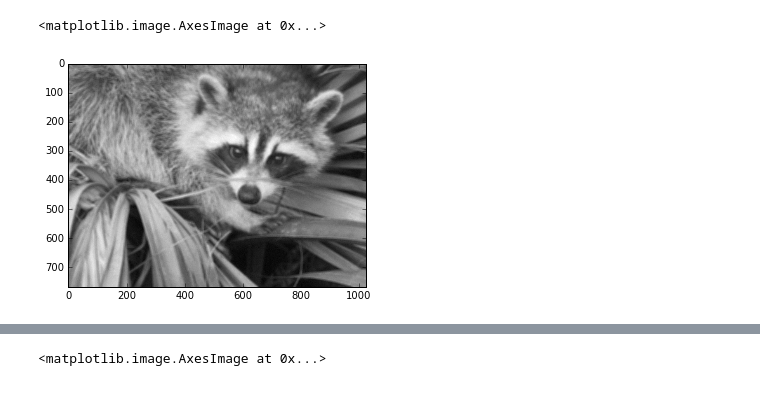
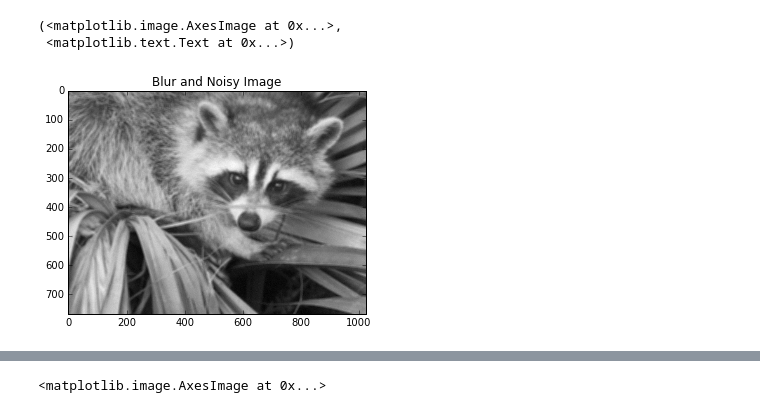
Before and after one commit to ygu2009/ImageProcessing, a Jupyter notebook: ImageRestoration.ipynb, the cells around one changed output, grey strips where cells are left out. Saved outputs shown, nothing was run; the diff lists cells and outputs as text; code cells hidden in the pictures.

```diff
--- a/ImageRestoration.ipynb
+++ b/ImageRestoration.ipynb
@@ -13,13 +27,16 @@ the image size is 768 1024
 # %%
+# Blur the ref image and add Gaussian noise to the image
 from scipy import signal
 import numpy as np
 ref = np.array(ref)
+M,N=ref.shape
 K=np.ones([9,9]) # average kernel
 K=K/K.sum()
 B = signal.convolve2d(ref, K, mode='same', boundary='symm') # blurred face
 sigma=3
 Bn = B+np.random.randn(M,N)*sigma # add Gaussian noise
-plt.imshow(Bn, cmap=plt.cm.gray)
+plt.imshow(Bn, cmap=plt.cm.gray), plt.title('Blur and Noisy Image')
 # %% [output]
-<matplotlib.image.AxesImage at 0x...>
+(<matplotlib.image.AxesImage at 0x...>,
+ <matplotlib.text.Text at 0x...>)
-[figure, old version]
+[figure, new version]
```
Also changed, not shown: parts of 4 cells of this notebook.
